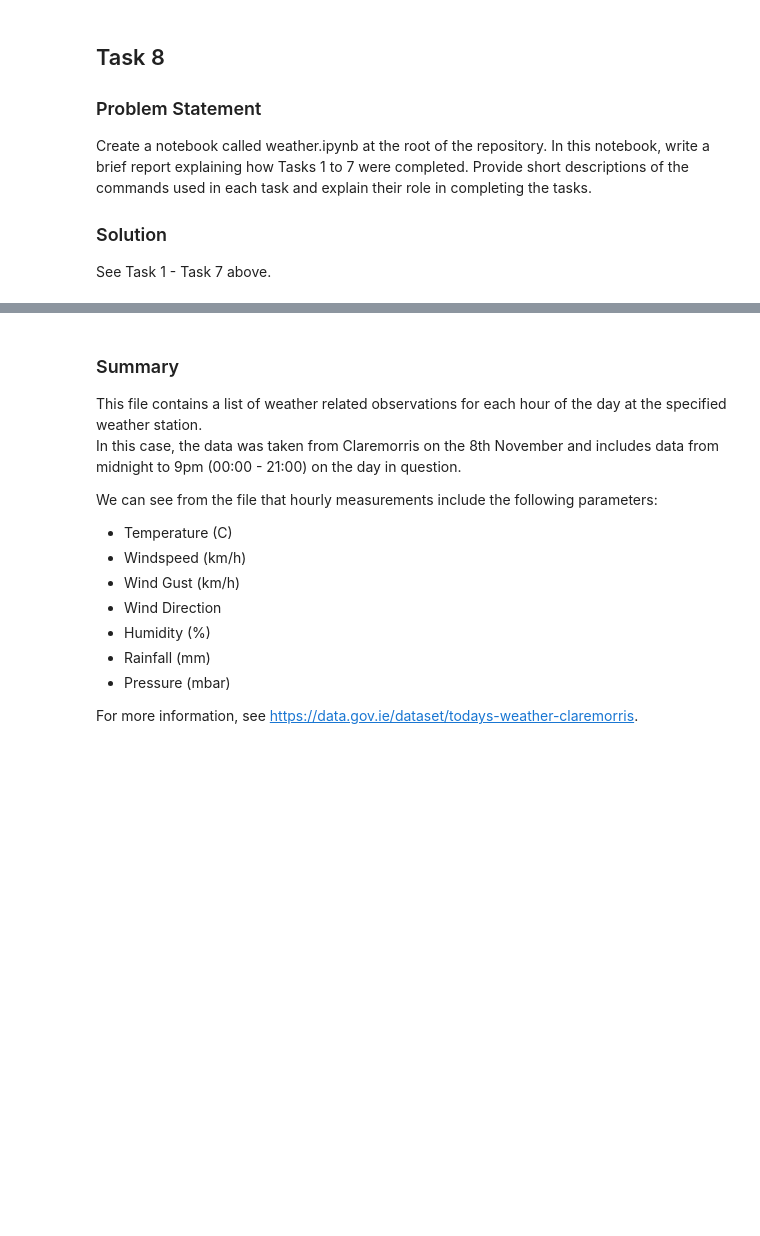
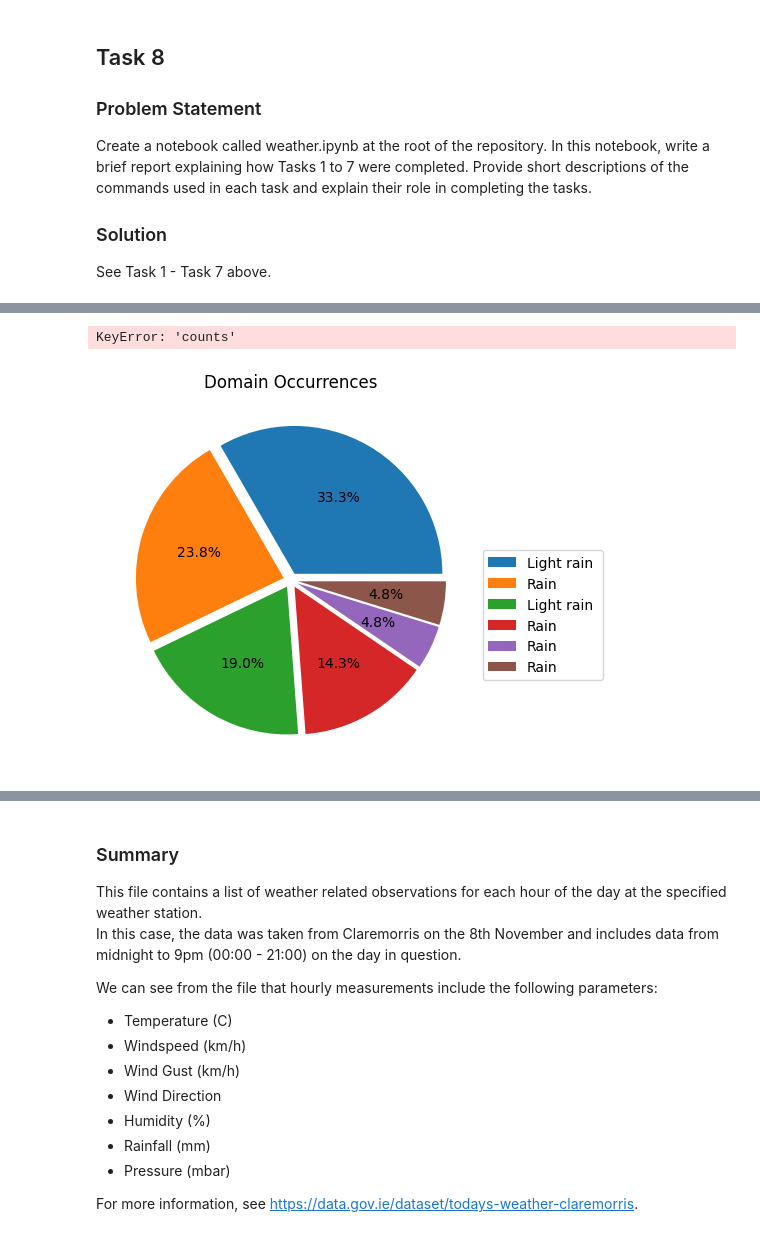
Before and after one commit to dvdgeroconnell/computer_infrastructure, a Jupyter notebook: weather.ipynb, the cells around one changed output, grey strips where cells are left out. Cells and saved outputs as stored; diff of their text form; code cells hidden in the pictures; blank space fills up the shorter version.

Commit message:
Update weather.ipynb notebook for Task 8

```diff
--- a/weather.ipynb
+++ b/weather.ipynb
@@ -155,4 +156,4 @@ import pandas as pd
 # %%
 # Read the data and show the first few rows
-station_data = pd.read_json('data/weather/20241108_215150_claremorris.json')
+station_data = pd.read_json('data/weather/20241123_202425_Athenry.json')
 station_data.shape
@@ -170,0 +216,17 @@ print("Station:", station_data.name[0],"\n",station_stats)
+# %%
+#plt.bar(station_data.weatherDescription)
+series = pd.Series(station_data['weatherDescription'])
+#print(series)
+#weather = pd.Series(station_data['weatherDescription'].unique())
+weather = station_data['weatherDescription'].value_counts()
+print(weather)
+print(type(weather))
+weather.shape
+weather_dict = station_data['weatherDescription'].value_counts().to_dict()
+print(weather_dict)
+new = pd.DataFrame.from_dict(weather_dict)
+print("new\n", new)
+weather_frame = station_data['weatherDescription'].value_counts().to_frame()
+print(weather_frame.head(6))
+print(weather_frame.shape)
+weather_frame.columns = ['weatherDescription','count']
@@ -170,0 +245,15 @@ print("Station:", station_data.name[0],"\n",station_stats)
+# %%
+# Offset parameters for the segments
+explode=[0.05, 0.05, 0.05, 0.05, 0.05, 0.05]
+
+# Create the pie chart, explode the slices and turn off the labels
+station_data['weatherDescription'].value_counts().plot.pie(ylabel='',labels=None,title='Domain Occurrences',
+                                     autopct='%1.1f%%',explode=explode)
+plt.legend(bbox_to_anchor=(1, 0.6), loc='upper left',labels=station_data['weatherDescription'])
+
+weather_frame['counts'].plot.pie(ylabel='',labels=None,title='Weather Types',
+                                     autopct='%1.1f%%',explode=explode)
+plt.legend(bbox_to_anchor=(1, 0.6), loc='upper left',labels=weather_frame['weatherDescription'])
+# %% [output]
+KeyError: 'counts'
+[figure, added]
```
Also changed, not shown: parts of 8 cells of this notebook.
